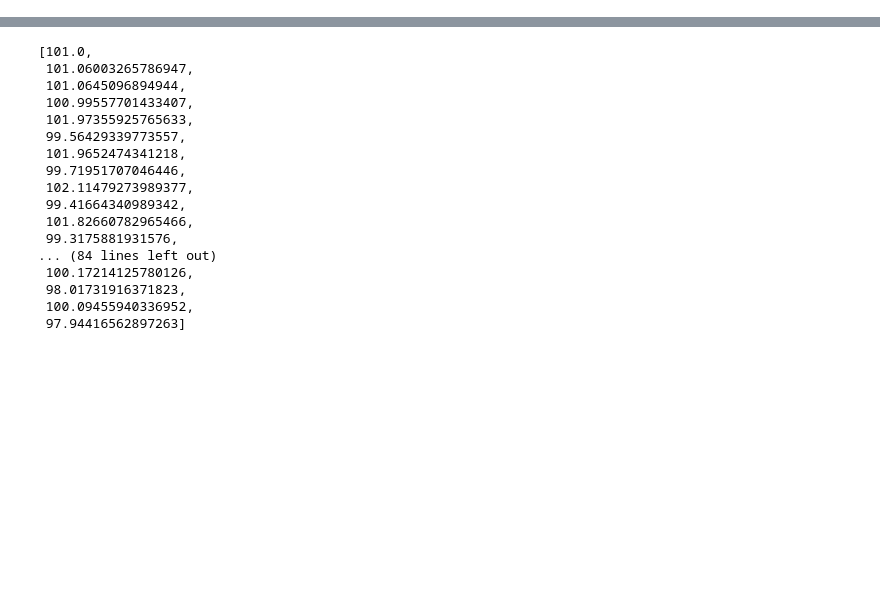
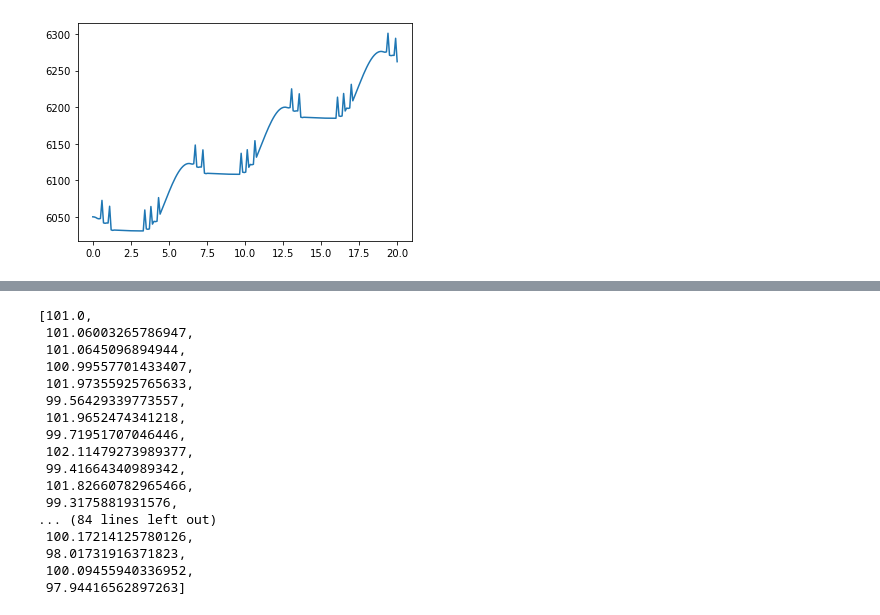
Before and after one commit to khanhnguyen15/Market-Simulation, a Jupyter notebook: Market-Simulation.ipynb, the cells around one changed output, grey strips where cells are left out. Drawn from its saved outputs; the diff is of its cells as text; code cells hidden in the pictures; blank space fills up the shorter version.

```diff
--- a/Market-Simulation.ipynb
+++ b/Market-Simulation.ipynb
@@ -210,3 +175,8 @@ cash
+# %%
+plt.plot(t, value)
+plt.show()
+# %% [output]
+[figure, added]
 # %%
 value
 # %% [output]
```
Also changed, not shown: parts of 8 cells of this notebook.
